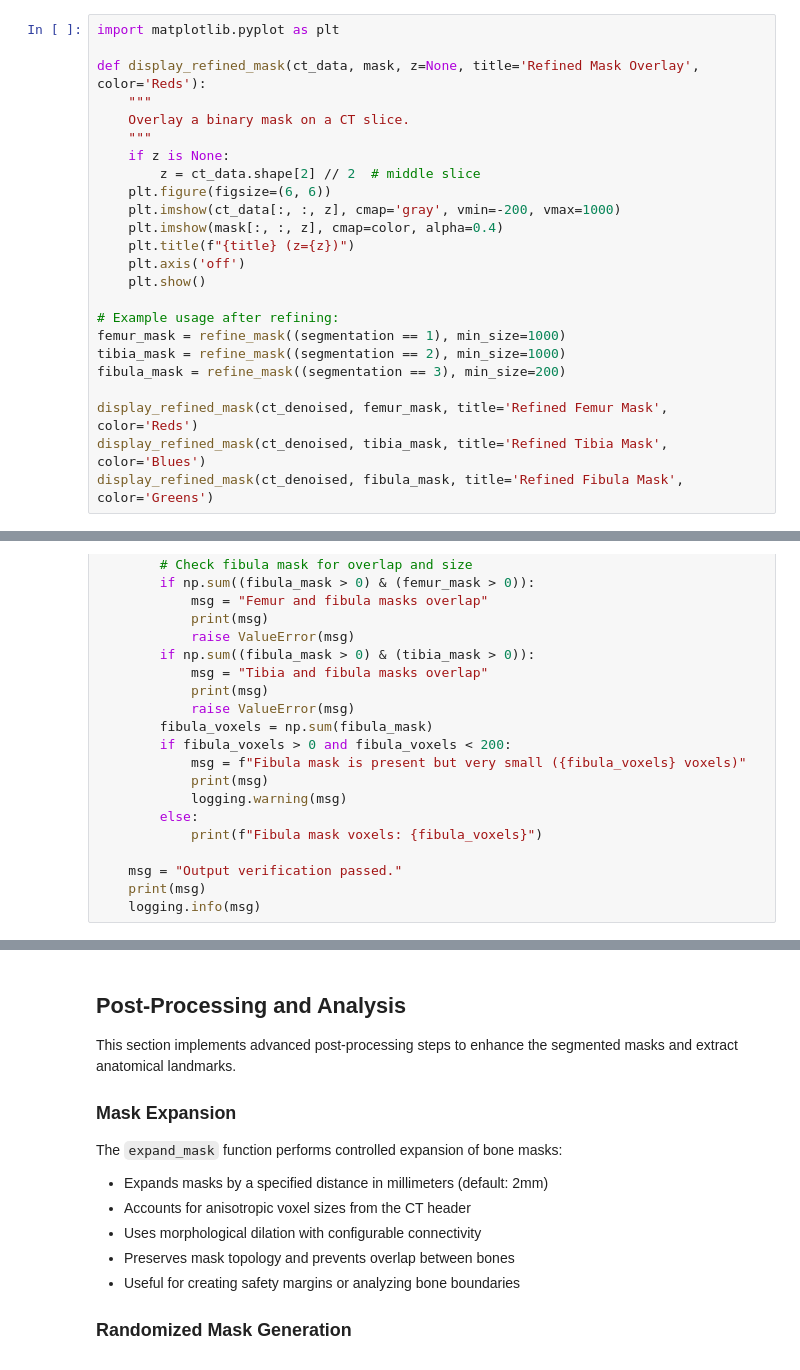
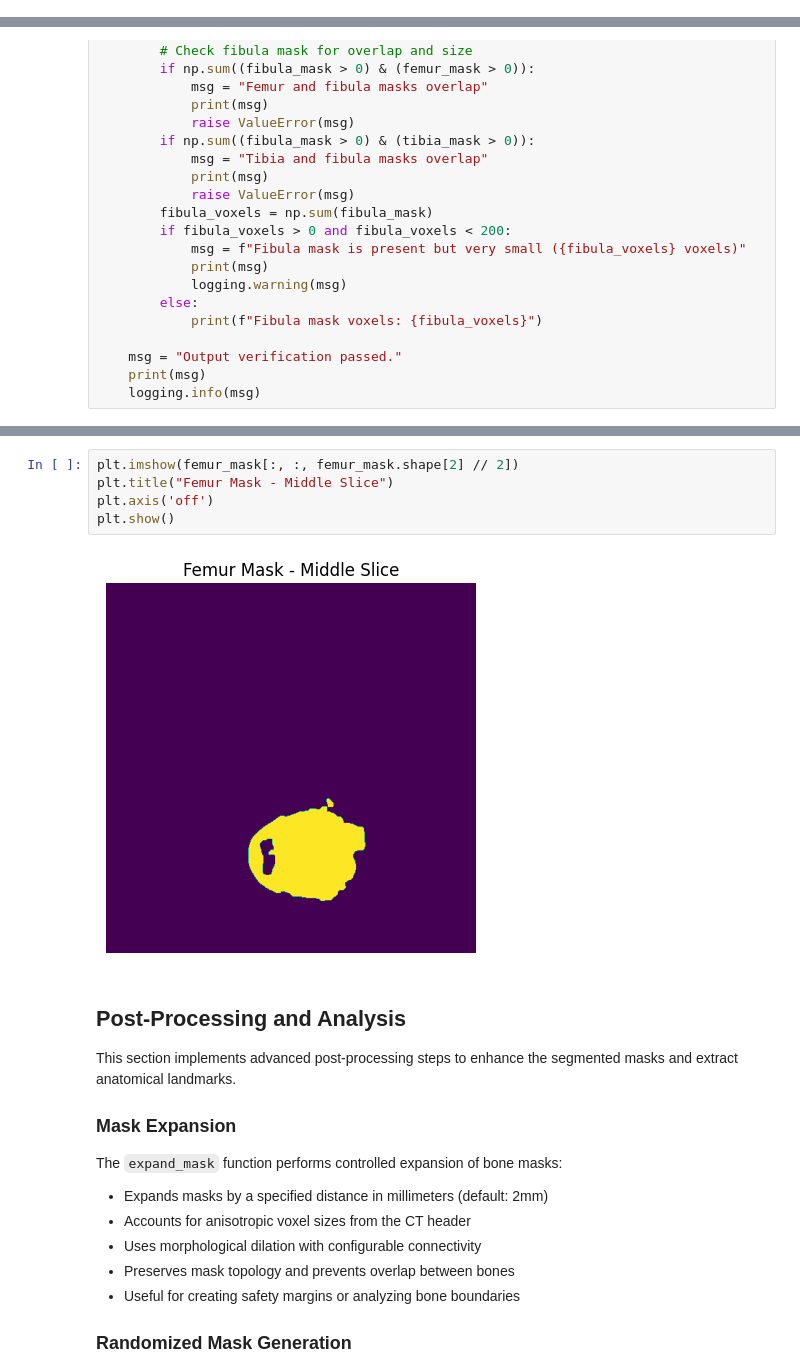
Before and after one commit to Aayush518/RA_selection_task_1, a Jupyter notebook: ra-selection-task-1.ipynb, the cells around one changed output, grey strips where cells are left out. Drawn from its saved outputs; the diff is of its cells as text.

```diff
--- a/ra-selection-task-1.ipynb
+++ b/ra-selection-task-1.ipynb
@@ -495,30 +526,6 @@ def refine_mask(mask: np.ndarray, min_size: int = 1000, fill_holes: bool = True)
 femur_mask = refine_mask((segmentation == 1), min_size=1000)
 tibia_mask = refine_mask((segmentation == 2), min_size=1000)
 fibula_mask = refine_mask((segmentation == 3), min_size=200)  # adjust as needed
-# %%
-import matplotlib.pyplot as plt
-
-def display_refined_mask(ct_data, mask, z=None, title='Refined Mask Overlay', color='Reds'):
-    """
-    Overlay a binary mask on a CT slice.
-    """
-    if z is None:
-        z = ct_data.shape[2] // 2  # middle slice
-    plt.figure(figsize=(6, 6))
-    plt.imshow(ct_data[:, :, z], cmap='gray', vmin=-200, vmax=1000)
-    plt.imshow(mask[:, :, z], cmap=color, alpha=0.4)
-    plt.title(f"{title} (z={z})")
-    plt.axis('off')
-    plt.show()
-
-# Example usage after refining:
-femur_mask = refine_mask((segmentation == 1), min_size=1000)
-tibia_mask = refine_mask((segmentation == 2), min_size=1000)
-fibula_mask = refine_mask((segmentation == 3), min_size=200)
-
-display_refined_mask(ct_denoised, femur_mask, title='Refined Femur Mask', color='Reds')
-display_refined_mask(ct_denoised, tibia_mask, title='Refined Tibia Mask', color='Blues')
-display_refined_mask(ct_denoised, fibula_mask, title='Refined Fibula Mask', color='Greens')
 # %%
 z = 108  # Or any other slice you want to inspect
 plt.figure(figsize=(6, 6))
@@ -821,3 +844,10 @@ verify_outputs(femur_mask=femur_mask, tibia_mask=tibia_mask, fibula_mask=fibula_
+# %%
+plt.imshow(femur_mask[:, :, femur_mask.shape[2] // 2])
+plt.title("Femur Mask - Middle Slice")
+plt.axis('off')
+plt.show()
+# %% [output]
+[figure, added]
 # %% [markdown]
 ## Post-Processing and Analysis
 This section implements advanced post-processing steps to enhance the segmented masks and extract anatomical landmarks.
```
Also changed, not shown: parts of 21 cells of this notebook.
